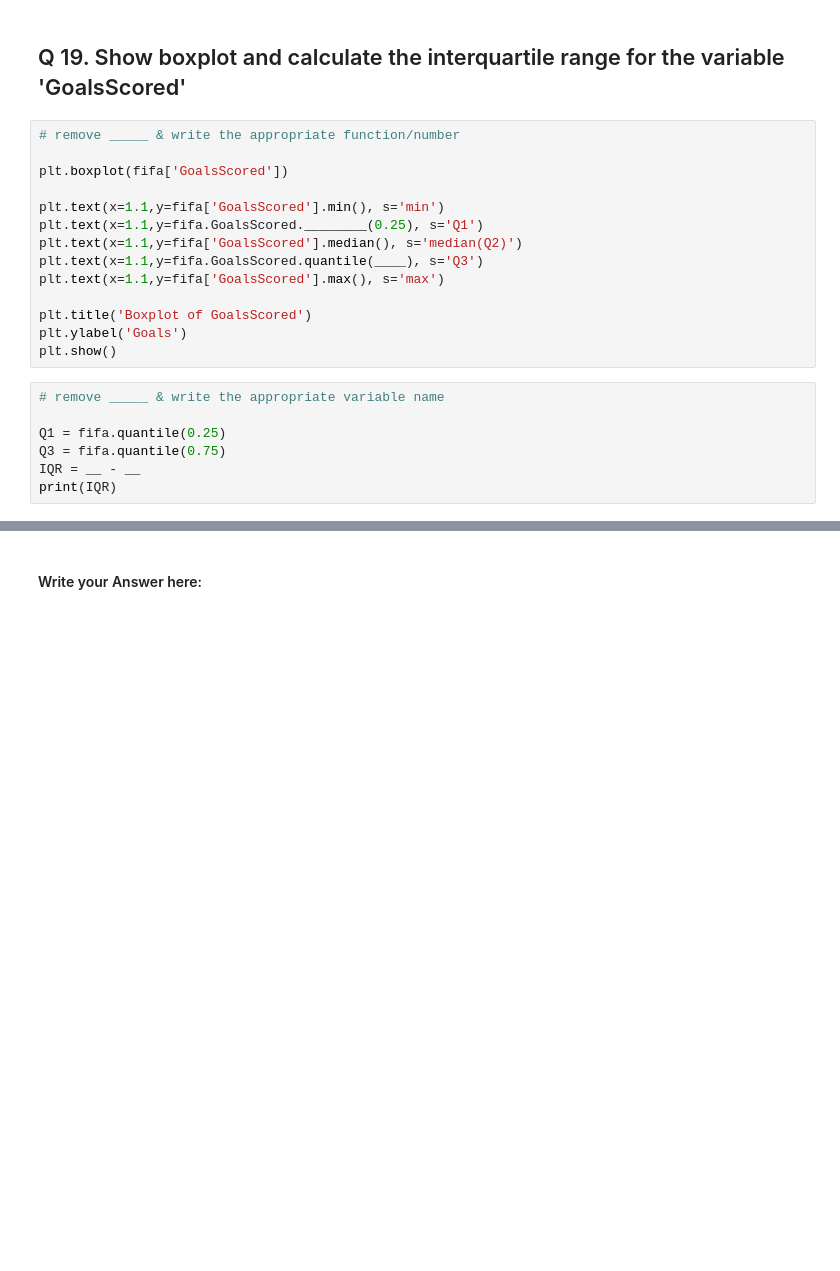
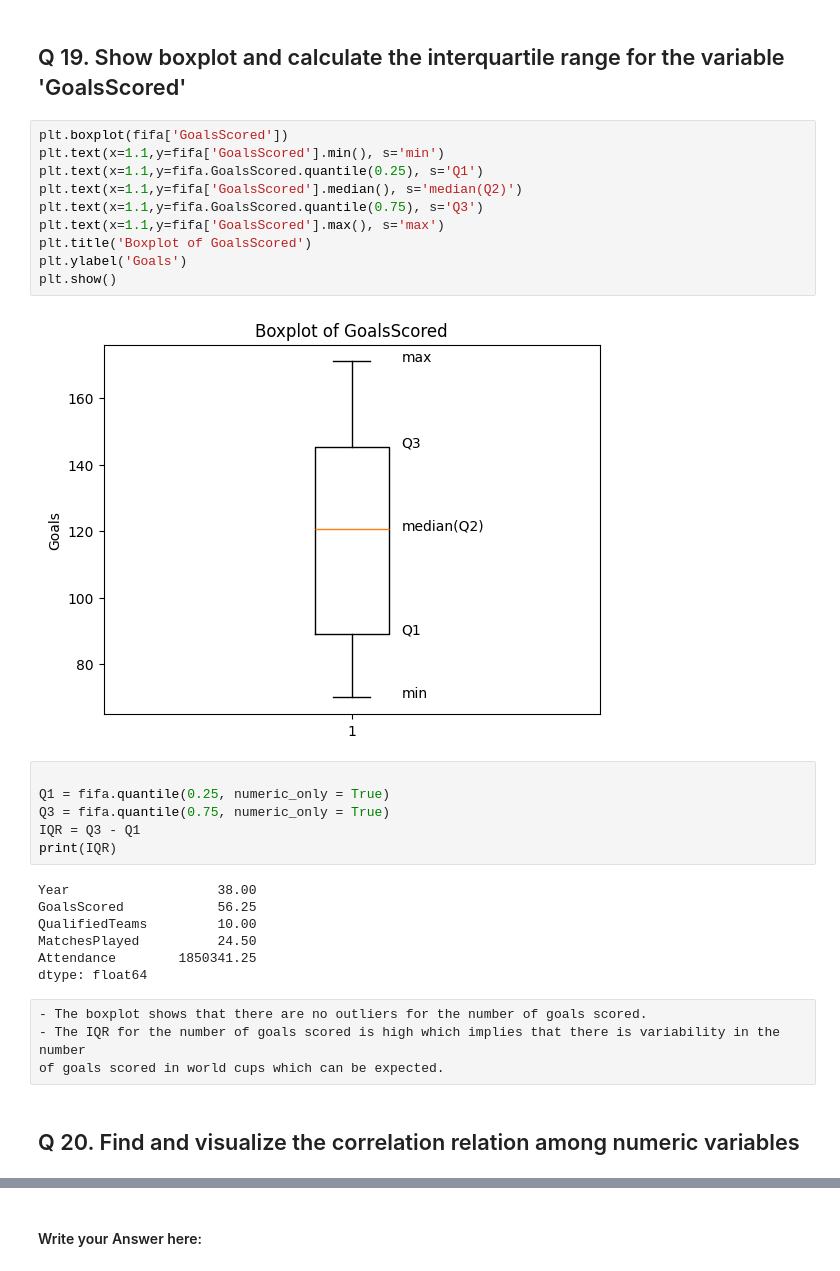
Before and after one commit to jpreyesm03/Data-Science-Fun-Projects, a Jupyter notebook: WorldCups/Question Notebook - FIFA World Cup Analysis.ipynb, the cells around one changed output, grey strips where cells are left out. Cells and saved outputs as stored; diff of their text form; blank space fills up the shorter version.

```diff
--- a/WorldCups/Question Notebook - FIFA World Cup Analysis.ipynb
+++ b/WorldCups/Question Notebook - FIFA World Cup Analysis.ipynb
@@ -267,23 +283,33 @@ Ans 18:
 # %% [markdown]
 ## Q 19. Show boxplot and calculate the interquartile range for the variable 'GoalsScored'
 # %%
-# remove _____ & write the appropriate function/number
-
 plt.boxplot(fifa['GoalsScored'])
-
 plt.text(x=1.1,y=fifa['GoalsScored'].min(), s='min')
-plt.text(x=1.1,y=fifa.GoalsScored.________(0.25), s='Q1')
+plt.text(x=1.1,y=fifa.GoalsScored.quantile(0.25), s='Q1')
 plt.text(x=1.1,y=fifa['GoalsScored'].median(), s='median(Q2)')
-plt.text(x=1.1,y=fifa.GoalsScored.quantile(____), s='Q3')
+plt.text(x=1.1,y=fifa.GoalsScored.quantile(0.75), s='Q3')
 plt.text(x=1.1,y=fifa['GoalsScored'].max(), s='max')
-
 plt.title('Boxplot of GoalsScored')
 plt.ylabel('Goals')
 plt.show()
+# %% [output]
+[figure, added]
 # %%
-# remove _____ & write the appropriate variable name
 
-Q1 = fifa.quantile(0.25)
-Q3 = fifa.quantile(0.75)
-IQR = __ - __
+Q1 = fifa.quantile(0.25, numeric_only = True)
+Q3 = fifa.quantile(0.75, numeric_only = True)
+IQR = Q3 - Q1
 print(IQR)
+# %% [output]
+Year                   38.00
+GoalsScored            56.25
+QualifiedTeams         10.00
+MatchesPlayed          24.50
+Attendance        1850341.25
+dtype: float64
+# %% [raw]
+- The boxplot shows that there are no outliers for the number of goals scored.
+- The IQR for the number of goals scored is high which implies that there is variability in the number
+of goals scored in world cups which can be expected.
+# %% [markdown]
+## Q 20. Find and visualize the correlation relation among numeric variables
```
Also changed, not shown: parts of 19 cells of this notebook.
